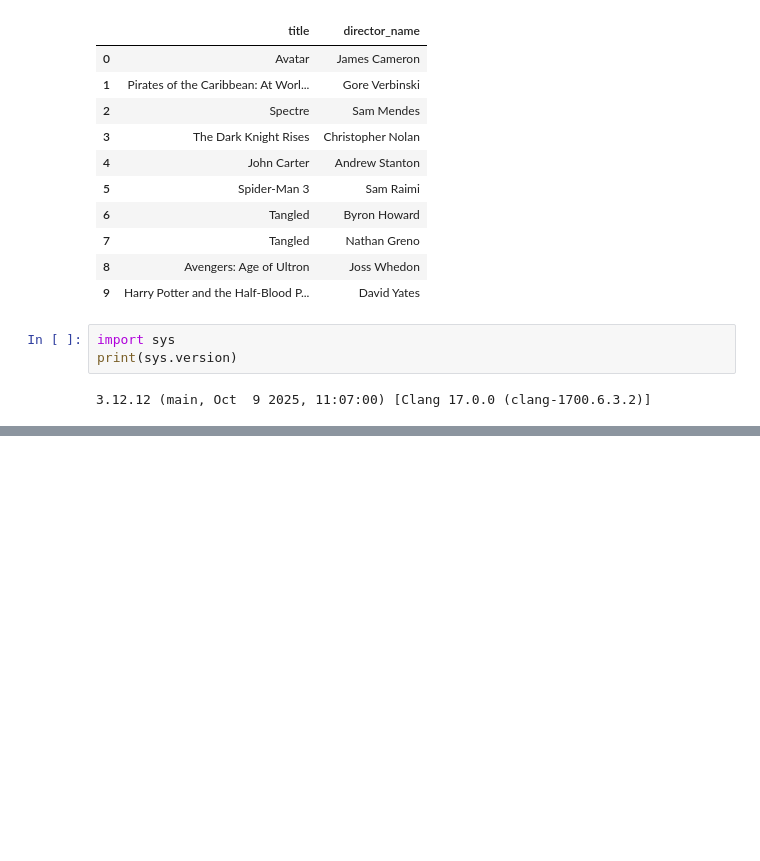
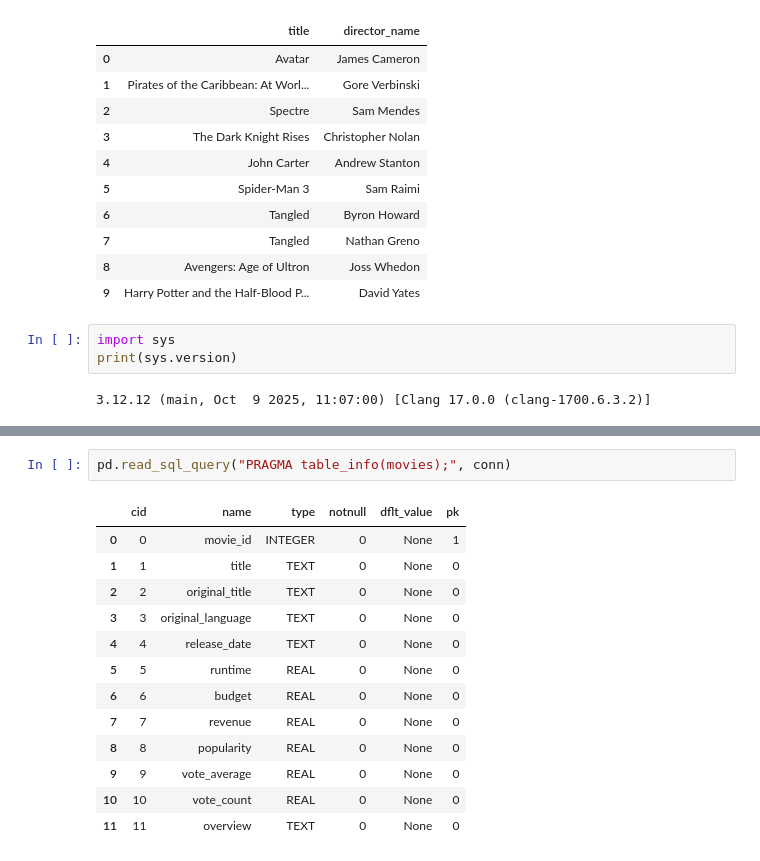
Before and after one commit to AmishaFarhana/cineanalytica, a Jupyter notebook: notebooks/01_build_sqlite_db.ipynb, the cells around one changed output, grey strips where cells are left out. Cells and saved outputs as stored; diff of their text form; blank space fills up the shorter version.

```diff
--- a/notebooks/01_build_sqlite_db.ipynb
+++ b/notebooks/01_build_sqlite_db.ipynb
@@ -273,0 +827,16 @@ All good 🚀
+# %%
+pd.read_sql_query("PRAGMA table_info(movies);", conn)
+# %% [output]
+|  | cid | name | type | notnull | dflt_value | pk |
+| 0 | 0 | movie_id | INTEGER | 0 | None | 1 |
+| 1 | 1 | title | TEXT | 0 | None | 0 |
+| 2 | 2 | original_title | TEXT | 0 | None | 0 |
+| 3 | 3 | original_language | TEXT | 0 | None | 0 |
+| 4 | 4 | release_date | TEXT | 0 | None | 0 |
+| 5 | 5 | runtime | REAL | 0 | None | 0 |
+| 6 | 6 | budget | REAL | 0 | None | 0 |
+| 7 | 7 | revenue | REAL | 0 | None | 0 |
+| 8 | 8 | popularity | REAL | 0 | None | 0 |
+| 9 | 9 | vote_average | REAL | 0 | None | 0 |
+| 10 | 10 | vote_count | REAL | 0 | None | 0 |
+| 11 | 11 | overview | TEXT | 0 | None | 0 |
```
Also changed, not shown: parts of 48 cells of this notebook.
